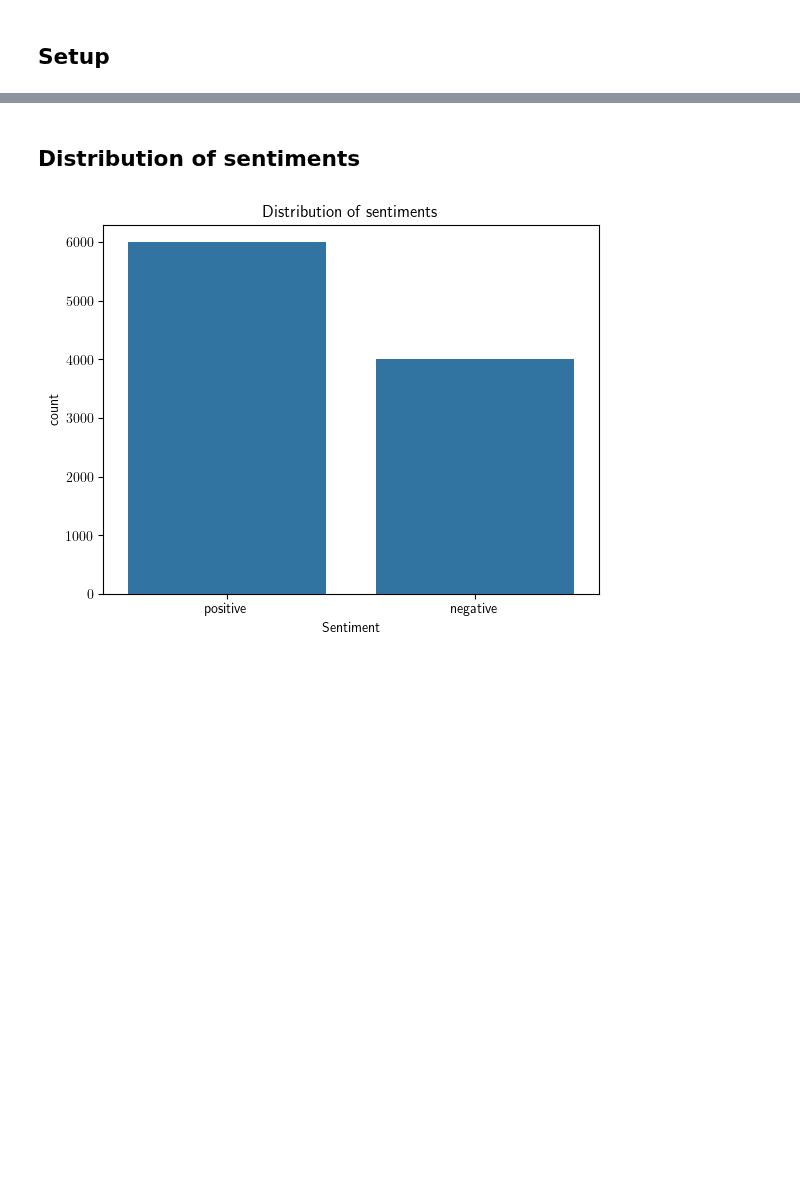
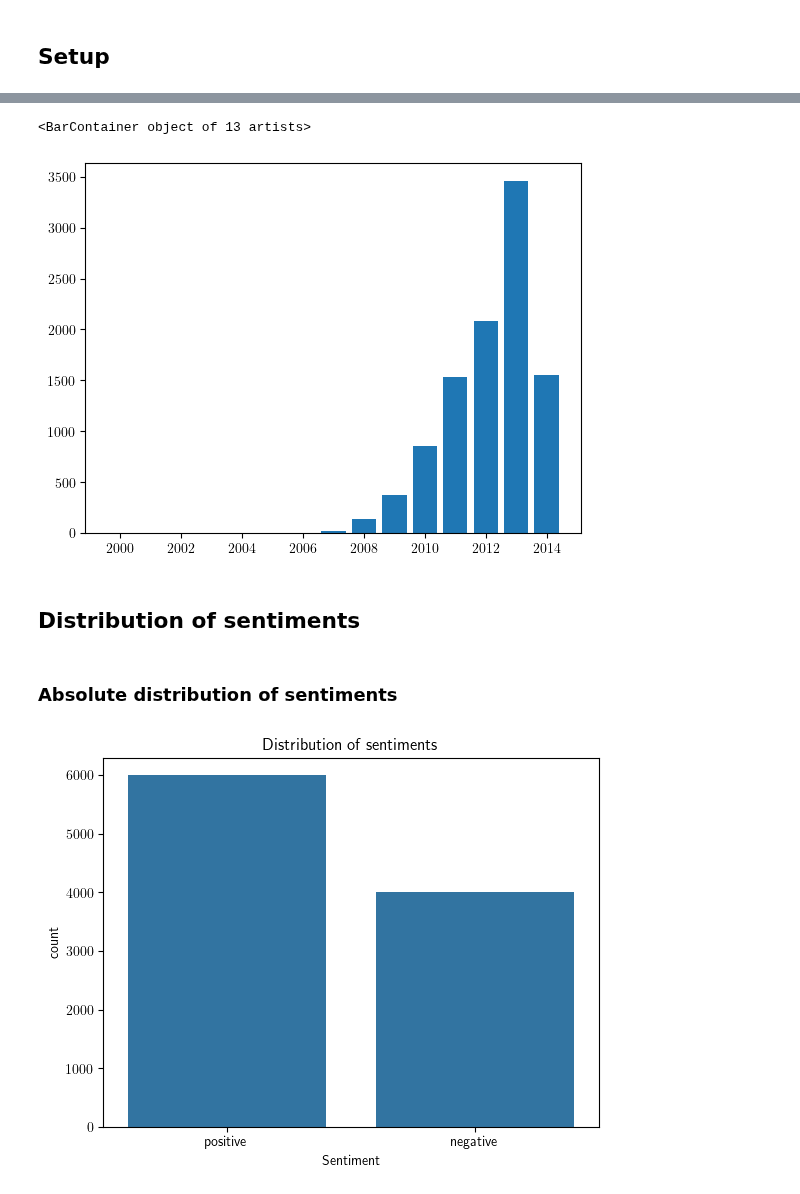
Before and after one commit to gabrielmglh/book-sentiment-analysis, a Jupyter notebook: notebooks/02_data_analysis.ipynb, the cells around one changed output, grey strips where cells are left out. Saved outputs shown, nothing was run; the diff lists cells and outputs as text; code cells hidden in the pictures; blank space fills up the shorter version.

Commit message:
adding plot of reviews per year and sentiment of the reviews per year

```diff
--- a/notebooks/02_data_analysis.ipynb
+++ b/notebooks/02_data_analysis.ipynb
@@ -44,0 +61,5 @@ df_reviews.head()
+# %%
+df_reviews['normalized_review_time'] = pd.to_datetime(df_reviews['normalized_review_time'])
+# %%
+df_reviews['review_year'] = df_reviews['normalized_review_time'].dt.year
+df_reviews.head()
@@ -44,0 +73,6 @@ df_reviews.head()
+# %%
+# Counting number of year appearances
+
+years = df_reviews['review_year'].value_counts().to_frame()
+df_years = years.reset_index()
+df_years
@@ -45,5 +94,16 @@ df_reviews.head()
+# %%
+# Generating time series
+
+df_years = df_years.sort_values(by='review_year')
+
+plt.bar(df_years['review_year'],df_years['count'])
+# %% [output]
+<BarContainer object of 13 artists>
+[figure, added]
 # %% [markdown]
 ## Distribution of sentiments
+# %% [markdown]
+### Absolute distribution of sentiments
 # %%
 sns.countplot(x = 'sentiment', data = df_reviews)
 plt.title('Distribution of sentiments')
```
Also changed, not shown: parts of 14 cells of this notebook, 2 other files.
